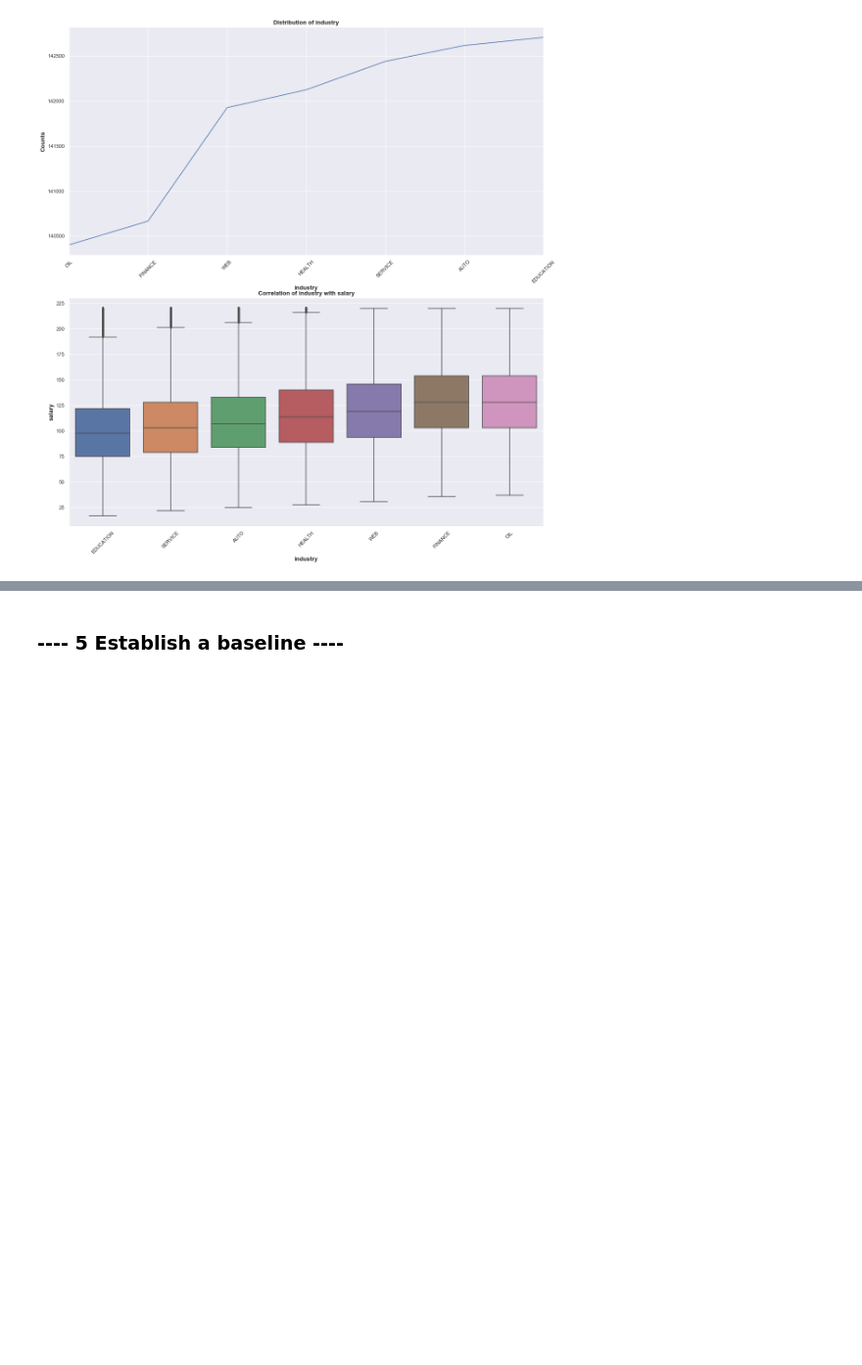
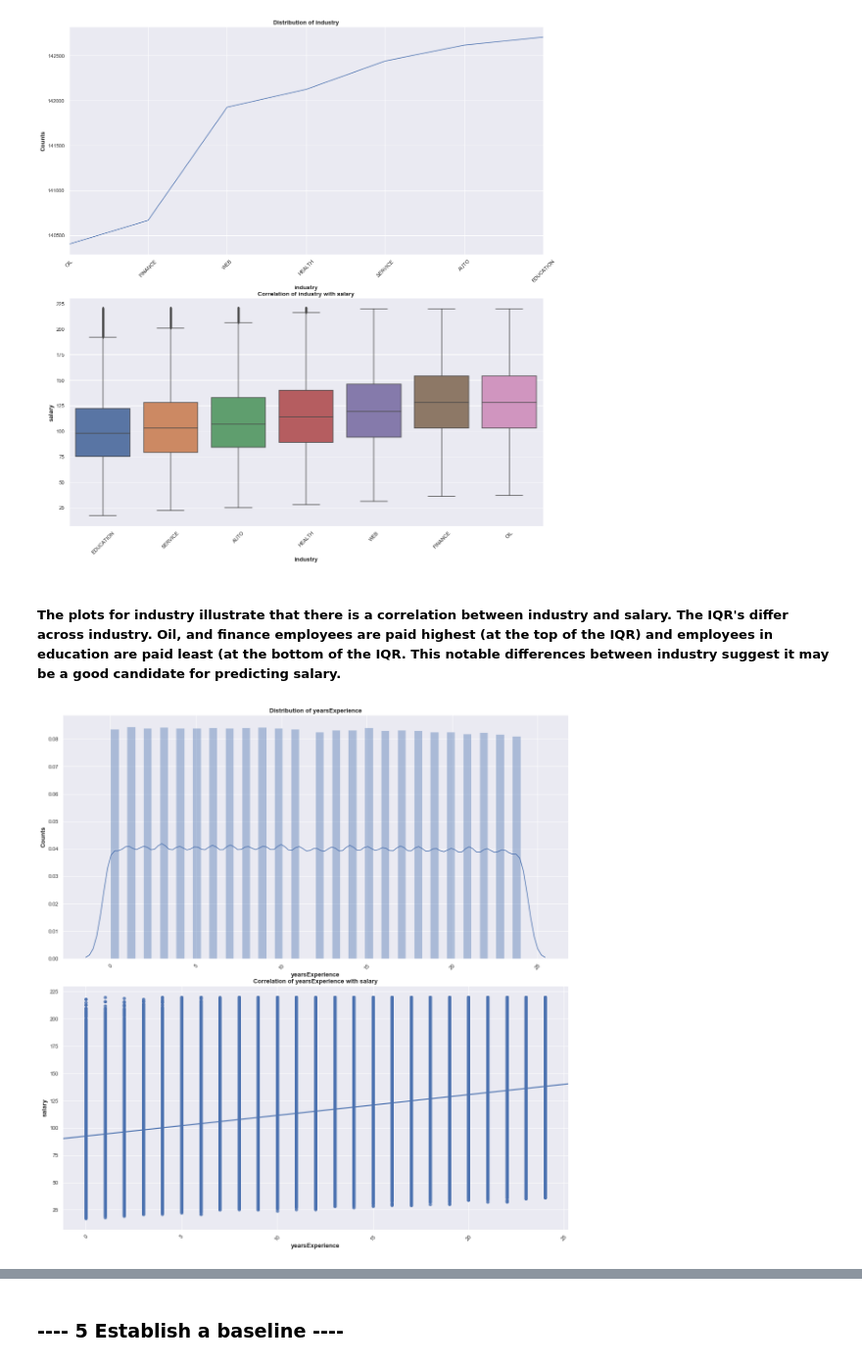
Before and after one commit to ross-macdonald-rm/salarypredictionportfolio, a Jupyter notebook: Salary Prediction Project.ipynb, the cells around one changed output, grey strips where cells are left out. Shown at 98% size. Drawn from its saved outputs; the diff is of its cells as text; code cells hidden in the pictures; blank space fills up the shorter version.

```diff
--- a/Salary Prediction Project.ipynb
+++ b/Salary Prediction Project.ipynb
@@ -378,5 +388,9 @@ plot_feature(train_df,'major','salary')
 plot_feature(train_df,'industry','salary')
 # %% [output]
 [figure]
+# %% [markdown]
+##### The plots for industry illustrate that there is a correlation between industry and salary. The IQR's differ across industry. Oil, and finance employees are paid highest (at the top of the IQR) and employees in education are paid least (at the bottom of the IQR. This notable differences between industry suggest it may be a good candidate for predicting salary.
 # %%
-#plot_feature(train_df,'yearsExperience','salary')
+plot_feature(train_df,'yearsExperience','salary')
+# %% [output]
+[figure, added]
```
Also changed, not shown: parts of 16 cells of this notebook.
